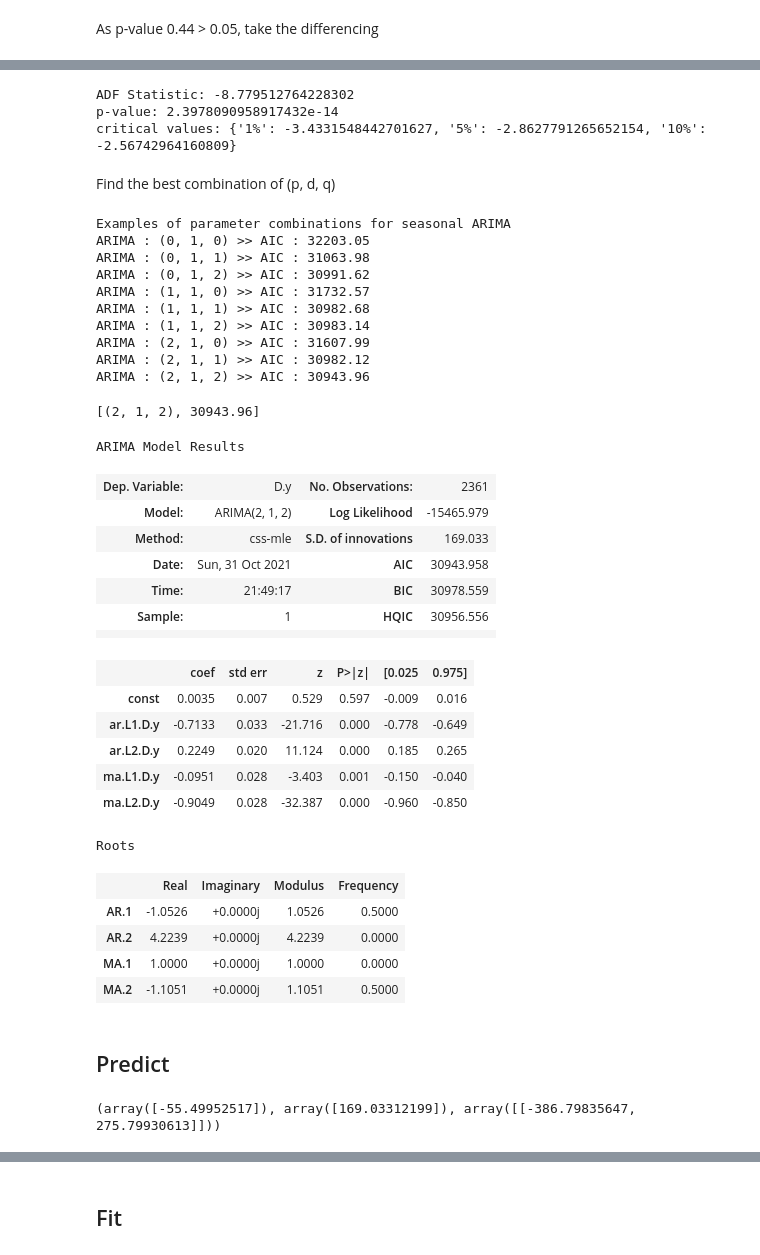
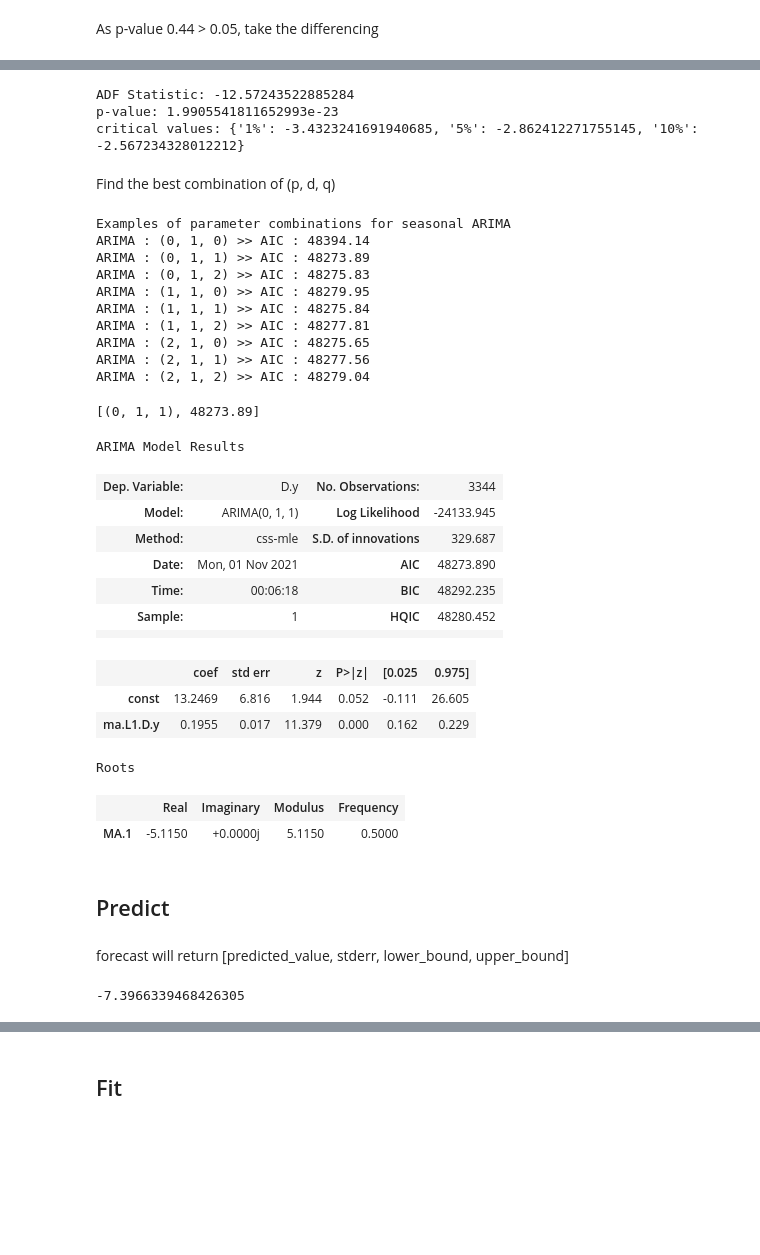
Before and after one commit to aquarius101204/DataScienceCapstoneProjects, a Jupyter notebook: 3rdCapstoneProject_Final/Unit27.1.1_Pre-processing_Work_and_Model_Final.ipynb, the cells around one changed output, grey strips where cells are left out. Saved outputs shown, nothing was run; the diff lists cells and outputs as text; code cells hidden in the pictures; blank space fills up the shorter version.

```diff
--- a/3rdCapstoneProject_Final/Unit27.1.1_Pre-processing_Work_and_Model_Final.ipynb
+++ b/3rdCapstoneProject_Final/Unit27.1.1_Pre-processing_Work_and_Model_Final.ipynb
@@ -230,8 +230,8 @@ Make the test data with the last one month data
 # %%
 # train_test_split
 from sklearn.model_selection import train_test_split
-#train, test = train_test_split(btc_daily, test_size=(btc_daily.index > '2021-02-28').sum(), shuffle=False, random_state=42)
-train, test = train_test_split(btc_daily, test_size=0.3, shuffle=False, random_state=42)
+train, test = train_test_split(btc_daily, test_size=(btc_daily.index > '2021-02-28').sum(), shuffle=False, random_state=42)
+#train, test = train_test_split(btc_daily, test_size=0.2, shuffle=False, random_state=42)
 # %% [markdown]
 # Modeling - ARIMA
 # %% [markdown]
@@ -263,9 +263,9 @@ print('ADF Statistic:', result[0])
 print('p-value:', result[1])
 print('critical values:', result[4])
 # %% [output]
-ADF Statistic: -8.779512764228302
-p-value: 2.3978090958917432e-14
-critical values: {'1%': -3.4331548442701627, '5%': -2.8627791265652154, '10%': -2.56742964160809}
+ADF Statistic: -12.57243522885284
+p-value: 1.9905541811652993e-23
+critical values: {'1%': -3.4323241691940685, '5%': -2.862412271755145, '10%': -2.567234328012212}
 # %% [markdown]
 Find the best combination of (p, d, q)
 # %%
@@ -280,55 +280,44 @@ pdq = list(itertools.product(p,d,q))
 
 aic = []
 for i in pdq:
-    model=ARIMA(train_diff.dropna().values, order=(i))
+    model=ARIMA(train.dropna().values, order=(i))
     model_fit = model.fit(trend='c', full_output=True, disp=True)
     print(f"ARIMA : {i} >> AIC : {round(model_fit.aic, 2)}")
     aic.append(round(model_fit.aic, 2))
 # %% [output]
 Examples of parameter combinations for seasonal ARIMA
-ARIMA : (0, 1, 0) >> AIC : 32203.05
-ARIMA : (0, 1, 1) >> AIC : 31063.98
-ARIMA : (0, 1, 2) >> AIC : 30991.62
-ARIMA : (1, 1, 0) >> AIC : 31732.57
-ARIMA : (1, 1, 1) >> AIC : 30982.68
-ARIMA : (1, 1, 2) >> AIC : 30983.14
-ARIMA : (2, 1, 0) >> AIC : 31607.99
-ARIMA : (2, 1, 1) >> AIC : 30982.12
-ARIMA : (2, 1, 2) >> AIC : 30943.96
+ARIMA : (0, 1, 0) >> AIC : 48394.14
+ARIMA : (0, 1, 1) >> AIC : 48273.89
+ARIMA : (0, 1, 2) >> AIC : 48275.83
+ARIMA : (1, 1, 0) >> AIC : 48279.95
+ARIMA : (1, 1, 1) >> AIC : 48275.84
+ARIMA : (1, 1, 2) >> AIC : 48277.81
+ARIMA : (2, 1, 0) >> AIC : 48275.65
+ARIMA : (2, 1, 1) >> AIC : 48277.56
+ARIMA : (2, 1, 2) >> AIC : 48279.04
 # %%
 optimal = [pdq[np.argmin(aic)], min(aic)]
 optimal
 # %% [output]
-[(2, 1, 2), 30943.96]
+[(0, 1, 1), 48273.89]
 # %%
-model_diff = ARIMA(train_diff.values, order = optimal[0])
-model_diff_fit = model_diff.fit(trend='c', full_output=True, disp=True)
-model_diff_fit.summary()
+arima_opt = ARIMA(train.values, order = optimal[0])
+arima_opt_fit = arima_opt.fit(trend='c', full_output=True, disp=True)
+arima_opt_fit.summary()
 # %% [output]
 ARIMA Model Results
-| Dep. Variable: | D.y | No. Observations: | 2361 |
-| Model: | ARIMA(2, 1, 2) | Log Likelihood | -15465.979 |
-| Method: | css-mle | S.D. of innovations | 169.033 |
-| Date: | Sun, 31 Oct 2021 | AIC | 30943.958 |
-| Time: | 21:49:17 | BIC | 30978.559 |
-| Sample: | 1 | HQIC | 30956.556 |
+| Dep. Variable: | D.y | No. Observations: | 3344 |
+| Model: | ARIMA(0, 1, 1) | Log Likelihood | -24133.945 |
+| Method: | css-mle | S.D. of innovations | 329.687 |
+| Date: | Mon, 01 Nov 2021 | AIC | 48273.890 |
+| Time: | 00:06:18 | BIC | 48292.235 |
+| Sample: | 1 | HQIC | 48280.452 |
 |  |  |  |  |
 |  | coef | std err | z | P>|z| | [0.025 | 0.975] |
-| const | 0.0035 | 0.007 | 0.529 | 0.597 | -0.009 | 0.016 |
-| ar.L1.D.y | -0.7133 | 0.033 | -21.716 | 0.000 | -0.778 | -0.649 |
-| ar.L2.D.y | 0.2249 | 0.020 | 11.124 | 0.000 | 0.185 | 0.265 |
-| ma.L1.D.y | -0.0951 | 0.028 | -3.403 | 0.001 | -0.150 | -0.040 |
-| ma.L2.D.y | -0.9049 | 0.028 | -32.387 | 0.000 | -0.960 | -0.850 |
+| const | 13.2469 | 6.816 | 1.944 | 0.052 | -0.111 | 26.605 |
+| ma.L1.D.y | 0.1955 | 0.017 | 11.379 | 0.000 | 0.162 | 0.229 |
 Roots
 |  | Real | Imaginary | Modulus | Frequency |
-| AR.1 | -1.0526 | +0.0000j | 1.0526 | 0.5000 |
-| AR.2 | 4.2239 | +0.0000j | 4.2239 | 0.0000 |
-| MA.1 | 1.0000 | +0.0000j | 1.0000 | 0.0000 |
-| MA.2 | -1.1051 | +0.0000j | 1.1051 | 0.5000 |
+| MA.1 | -5.1150 | +0.0000j | 5.1150 | 0.5000 |
 # %% [markdown]
 ## Predict
-# %%
-fc = model_diff_fit.forecast(steps=1)
-print(fc)
-# %% [output]
-(array([-55.49952517]), array([169.03312199]), array([[-386.79835647,  275.79930613]]))
@@ -335,2 +331,10 @@ print(fc)
+# %% [markdown]
+forecast will return [predicted_value, stderr, lower_bound, upper_bound]
+# %%
+from sklearn.metrics import r2_score
+r2 = r2_score(test, pred_val)
+r2
+# %% [output]
+-7.3966339468426305
 # %%
 start = test.index[0]
```
Also changed, not shown: parts of 22 cells of this notebook.
